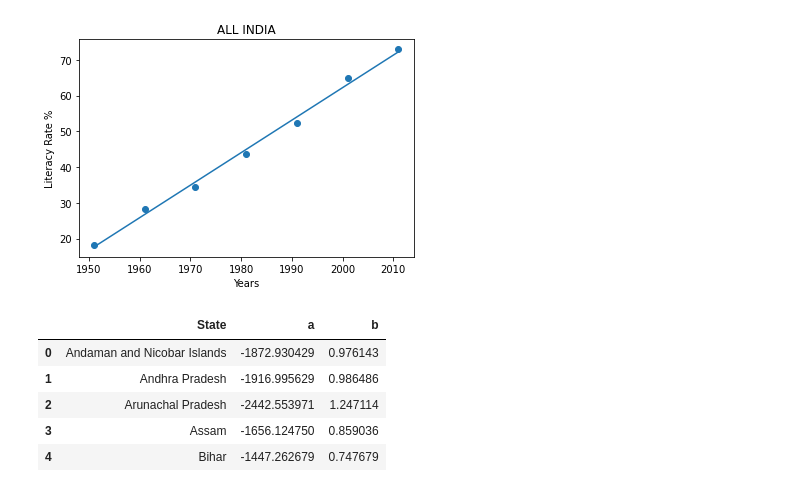
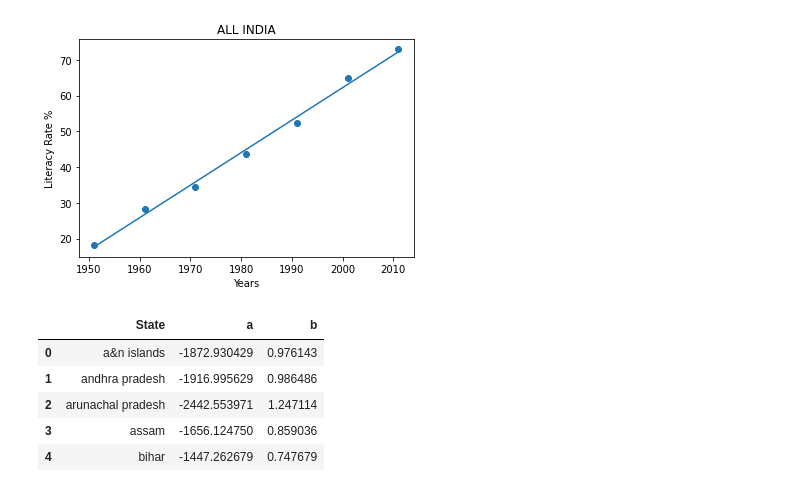
Before and after one commit to rynaa/crime-analysis-report-1, a Jupyter notebook: Clubbed Data/best_fit_line.ipynb, the cells around one changed output. Cells and saved outputs as stored; diff of their text form; code cells hidden in the pictures.

```diff
--- a/best_fit_line.ipynb
+++ b/Clubbed Data/best_fit_line.ipynb
@@ -139,15 +139,27 @@ non_zero_idx = np.nonzero(y)
 plot_best_fit(x[non_zero_idx], y[non_zero_idx], a, b, title)
 # %% [output]
 [figure]
-# %%
-best_fit_weight.columns = ['State', 'a', 'b']
-best_fit_weight.head(5)
-# %% [output]
-|  | State | a | b |
-| 0 | Andaman and Nicobar Islands | -1872.930429 | 0.976143 |
-| 1 | Andhra Pradesh | -1916.995629 | 0.986486 |
-| 2 | Arunachal Pradesh | -2442.553971 | 1.247114 |
-| 3 | Assam | -1656.124750 | 0.859036 |
-| 4 | Bihar | -1447.262679 | 0.747679 |
+# %%
+best_fit_weight.columns = ['State', 'a', 'b']
+for i in range(len(best_fit_weight)):
+    if best_fit_weight.loc[i, 'State'] == 'Andaman and Nicobar Islands':
+        best_fit_weight.loc[i, 'State'] = 'a&n islands'
+    elif best_fit_weight.loc[i, 'State'] == 'Dadra and Nagar Haveli':
+        best_fit_weight.loc[i, 'State'] = 'd&n haveli'
+    elif best_fit_weight.loc[i, 'State'] == 'Jammu and Kashmir':
+        best_fit_weight.loc[i, 'State'] = 'jammu & kashmir'
+    elif best_fit_weight.loc[i, 'State'] == 'Daman and Diu':
+        best_fit_weight.loc[i, 'State'] = 'daman & diu'
+    else:
+        best_fit_weight.loc[i, 'State'] = best_fit_weight.loc[i, 'State'].lower()
+
+best_fit_weight.head(5)
+# %% [output]
+|  | State | a | b |
+| 0 | a&n islands | -1872.930429 | 0.976143 |
+| 1 | andhra pradesh | -1916.995629 | 0.986486 |
+| 2 | arunachal pradesh | -2442.553971 | 1.247114 |
+| 3 | assam | -1656.124750 | 0.859036 |
+| 4 | bihar | -1447.262679 | 0.747679 |
 # %%
 best_fit_weight.to_pickle('best_fit_weights.pickle')
```
Also changed, not shown: parts of 1 cell of this notebook, 6 other files.
